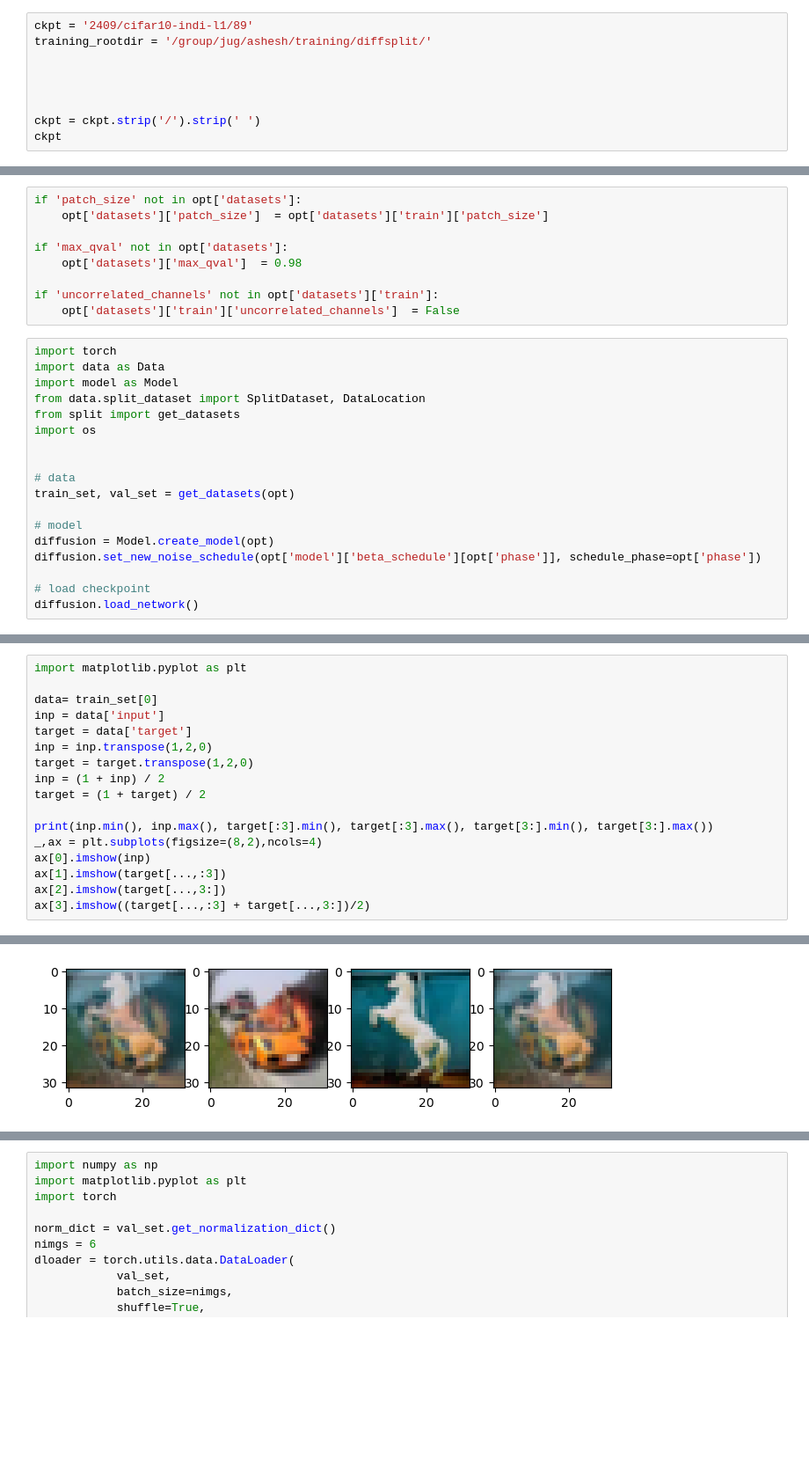
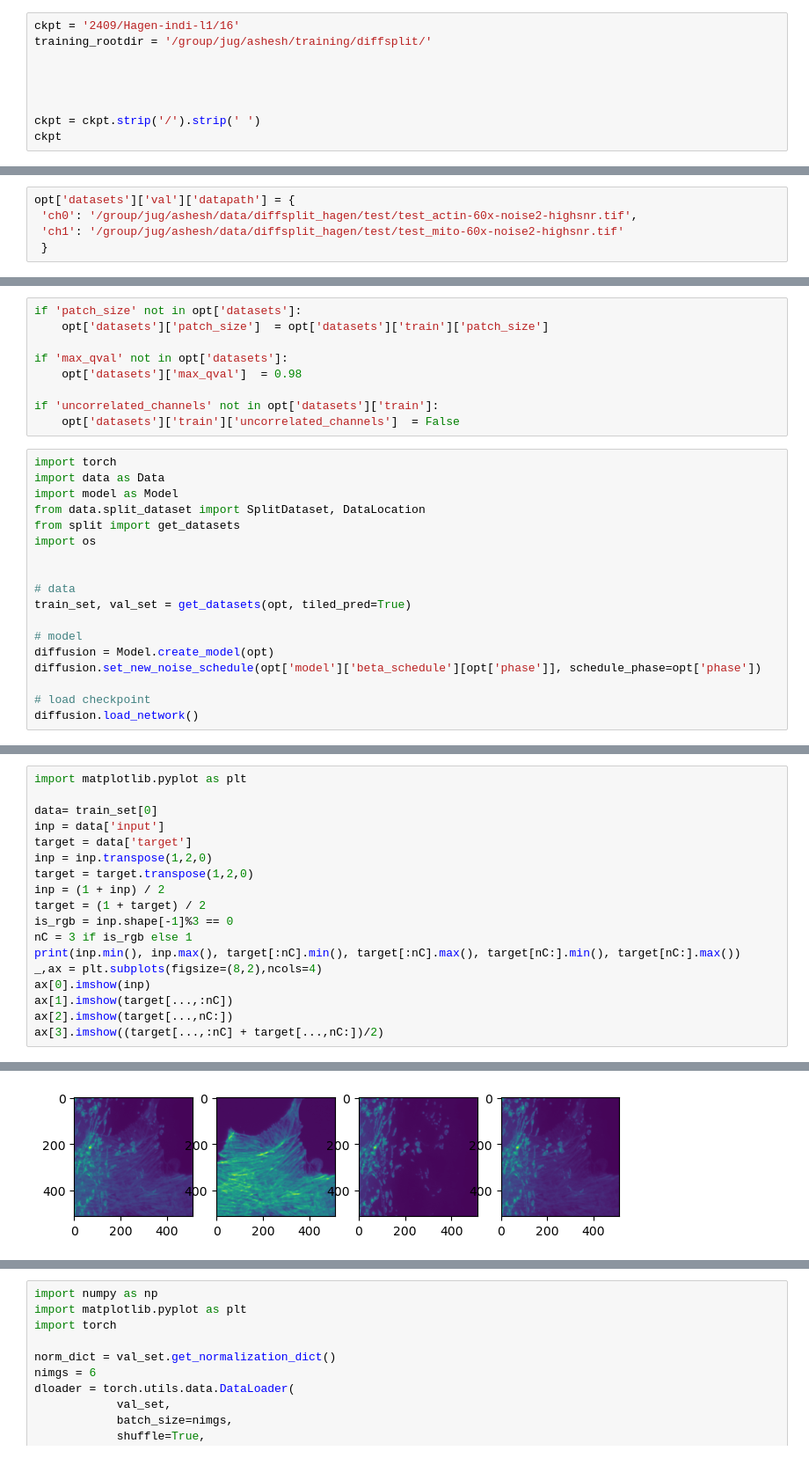
Before and after one commit to rayanirban/DiffSplitting, a Jupyter notebook: notebooks/Evaluate.ipynb, the cells around one changed output, grey strips where cells are left out. Shown at 88% size. Drawn from its saved outputs; the diff is of its cells as text; blank space fills up the shorter version.

```diff
--- a/notebooks/Evaluate.ipynb
+++ b/notebooks/Evaluate.ipynb
@@ -2,7 +2,7 @@
 import sys
 sys.path.append('..')
 # %%
-ckpt = '2409/cifar10-indi-l1/89'
+ckpt = '2409/Hagen-indi-l1/16'
 training_rootdir = '/group/jug/ashesh/training/diffsplit/'
 
 
@@ -52,0 +53,5 @@ print(opt['path']['resume_state'])
+# %%
+opt['datasets']['val']['datapath'] = {
+ 'ch0': '/group/jug/ashesh/data/diffsplit_hagen/test/test_actin-60x-noise2-highsnr.tif',
+ 'ch1': '/group/jug/ashesh/data/diffsplit_hagen/test/test_mito-60x-noise2-highsnr.tif'
+ }
@@ -69,7 +78,7 @@ import os
 
 
 # data
-train_set, val_set = get_datasets(opt)
+train_set, val_set = get_datasets(opt, tiled_pred=True)
 
 # model
 diffusion = Model.create_model(opt)
@@ -104,11 +108,12 @@ inp = inp.transpose(1,2,0)
 target = target.transpose(1,2,0)
 inp = (1 + inp) / 2
 target = (1 + target) / 2
-
-print(inp.min(), inp.max(), target[:3].min(), target[:3].max(), target[3:].min(), target[3:].max())
+is_rgb = inp.shape[-1]%3 == 0
+nC = 3 if is_rgb else 1
+print(inp.min(), inp.max(), target[:nC].min(), target[:nC].max(), target[nC:].min(), target[nC:].max())
 _,ax = plt.subplots(figsize=(8,2),ncols=4)
 ax[0].imshow(inp)
-ax[1].imshow(target[...,:3])
-ax[2].imshow(target[...,3:])
-ax[3].imshow((target[...,:3] + target[...,3:])/2)
+ax[1].imshow(target[...,:nC])
+ax[2].imshow(target[...,nC:])
+ax[3].imshow((target[...,:nC] + target[...,nC:])/2)
 # %% [output]
@@ -116,2 +121,2 @@ ax[3].imshow((target[...,:3] + target[...,3:])/2)
 <matplotlib.image.AxesImage at 0x...>
-[figure, old version]
+[figure, new version]
```
Also changed, not shown: parts of 23 cells of this notebook, 4 other files.
